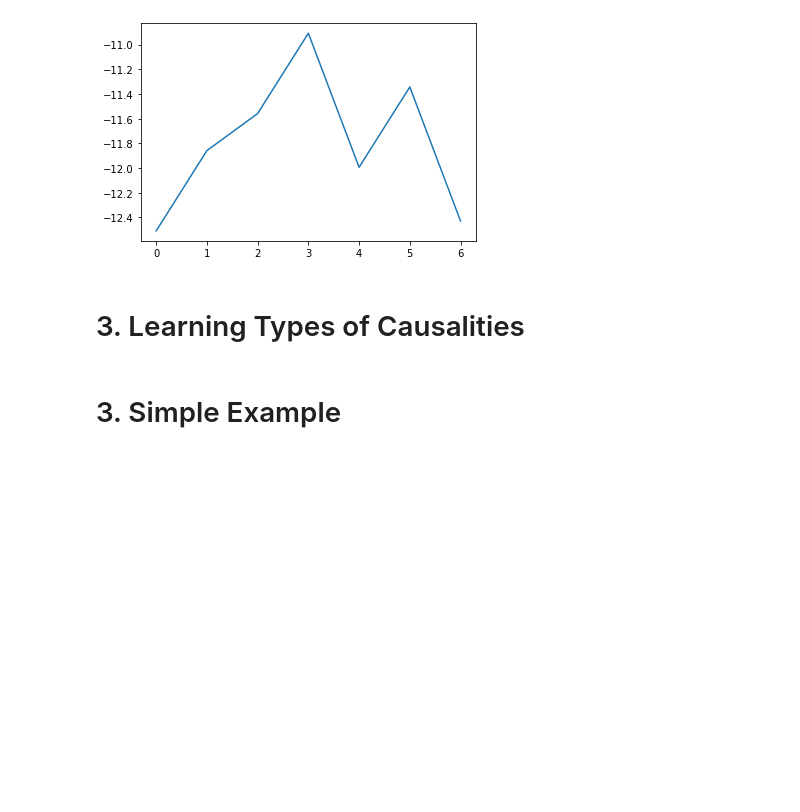
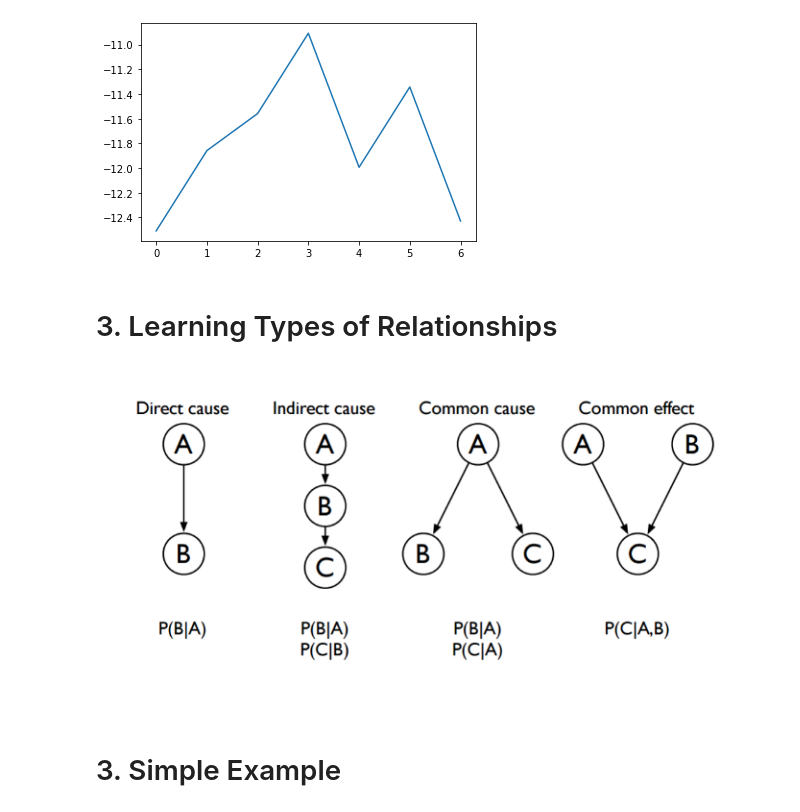
Before and after one commit to tjm165/bayesian-network-evolutionary-programming, a Jupyter notebook: Write Up.ipynb, the cells around one changed output. Cells and saved outputs as stored; diff of their text form; code cells hidden in the pictures; blank space fills up the shorter version.

Commit message:
start relationships section

```diff
--- a/Write Up.ipynb
+++ b/Write Up.ipynb
@@ -72,4 +73,4 @@ plt.plot(list(range(len(scores))), scores)
 [<matplotlib.lines.Line2D at 0x...>]
 [figure]
 # %% [markdown]
-# 3. Learning Types of Causalities
+# 3. Learning Types of Relationships
@@ -76,3 +79,7 @@ plt.plot(list(range(len(scores))), scores)
+# %%
+Image("images/relationships.png")
+# %% [output]
+[figure, added]
 # %% [markdown]
 # 3. Simple Example
 # %% [markdown]
```
Also changed, not shown: parts of 2 cells of this notebook, 1 other file.
